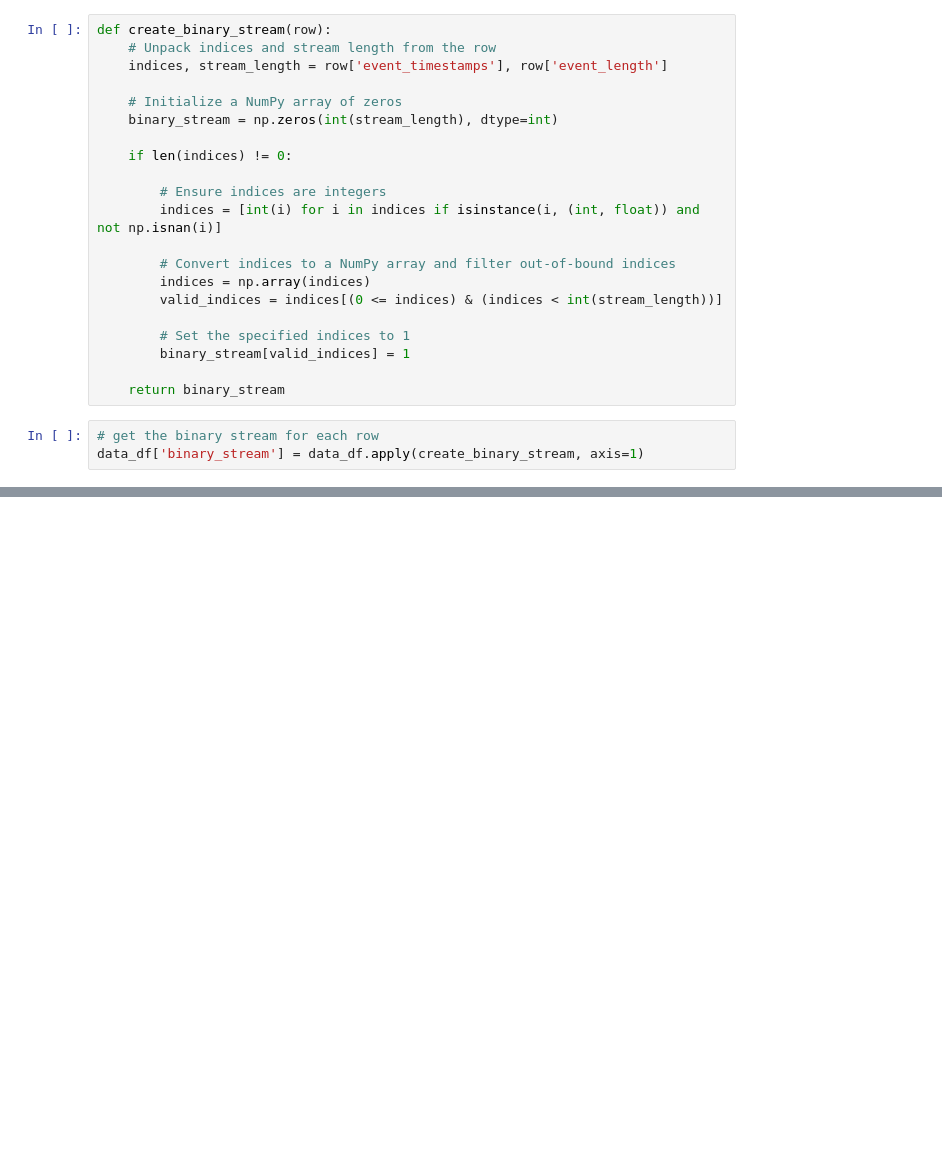
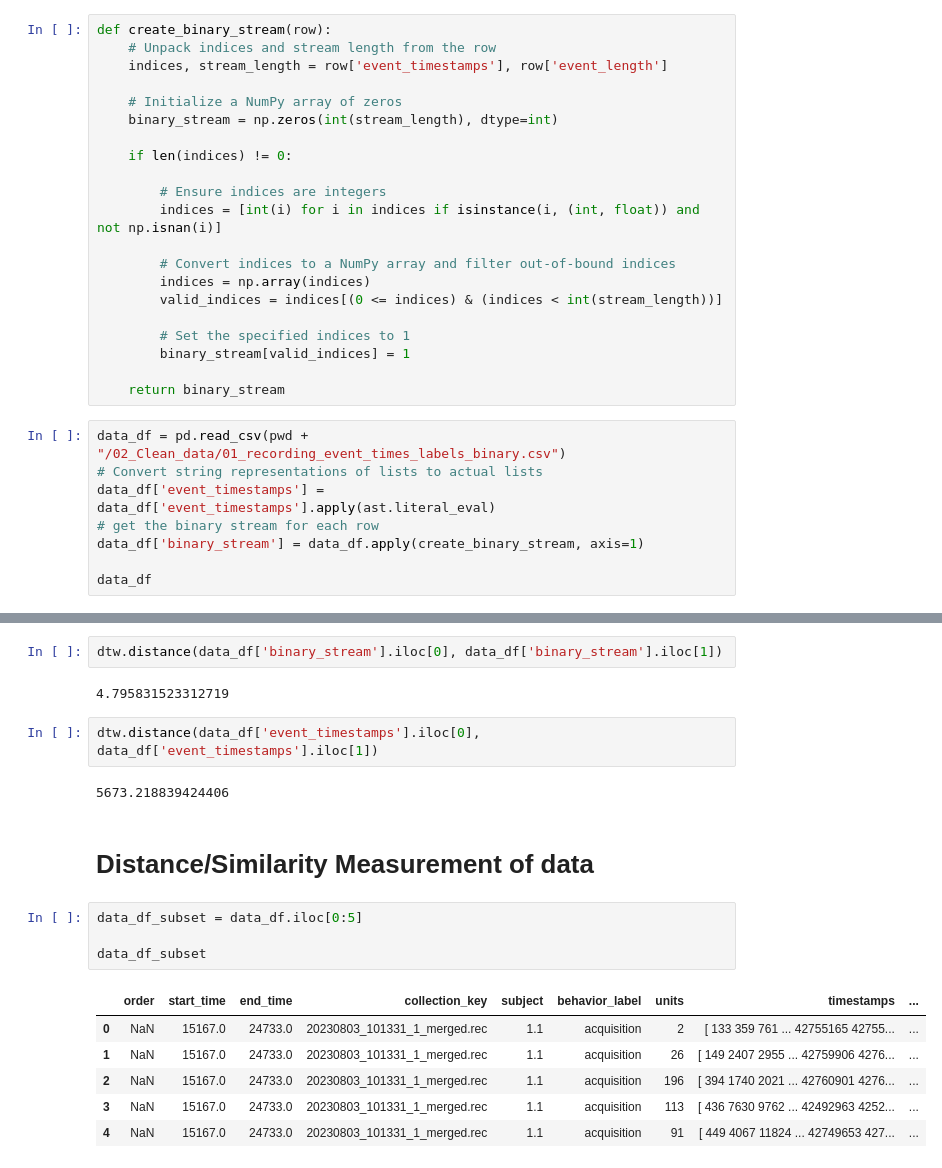
Before and after one commit to ChristopherMarais/cmarais_neuro, a Jupyter notebook: 03_Scripts/01_Data_decompression.ipynb, the cells around one changed output, grey strips where cells are left out. Drawn from its saved outputs; the diff is of its cells as text; blank space fills up the shorter version.

```diff
--- a/03_Scripts/01_Data_decompression.ipynb
+++ b/03_Scripts/01_Data_decompression.ipynb
@@ -69,5 +40,10 @@ def create_binary_stream(row):
 
     return binary_stream
 # %%
+data_df = pd.read_csv(pwd + "/02_Clean_data/01_recording_event_times_labels_binary.csv")
+# Convert string representations of lists to actual lists
+data_df['event_timestamps'] = data_df['event_timestamps'].apply(ast.literal_eval)
 # get the binary stream for each row
 data_df['binary_stream'] = data_df.apply(create_binary_stream, axis=1)
+
+data_df
@@ -95,0 +64,21 @@ data_df
+# %%
+dtw.distance(data_df['binary_stream'].iloc[0], data_df['binary_stream'].iloc[1])
+# %% [output]
+4.795831523312719
+# %%
+dtw.distance(data_df['event_timestamps'].iloc[0], data_df['event_timestamps'].iloc[1])
+# %% [output]
+5673.218839424406
+# %% [markdown]
+# Distance/Similarity Measurement of data
+# %%
+data_df_subset = data_df.iloc[0:5]
+
+data_df_subset
+# %% [output]
+|  | order | start_time | end_time | collection_key | subject | behavior_label | units | timestamps | ... |
+| 0 | NaN | 15167.0 | 24733.0 | 20230803_101331_1_merged.rec | 1.1 | acquisition | 2 | [ 133 359 761 ... 42755165 42755... | ... |
+| 1 | NaN | 15167.0 | 24733.0 | 20230803_101331_1_merged.rec | 1.1 | acquisition | 26 | [ 149 2407 2955 ... 42759906 4276... | ... |
+| 2 | NaN | 15167.0 | 24733.0 | 20230803_101331_1_merged.rec | 1.1 | acquisition | 196 | [ 394 1740 2021 ... 42760901 4276... | ... |
+| 3 | NaN | 15167.0 | 24733.0 | 20230803_101331_1_merged.rec | 1.1 | acquisition | 113 | [ 436 7630 9762 ... 42492963 4252... | ... |
+| 4 | NaN | 15167.0 | 24733.0 | 20230803_101331_1_merged.rec | 1.1 | acquisition | 91 | [ 449 4067 11824 ... 42749653 427... | ... |
```
Also changed, not shown: parts of 8 cells of this notebook, 1 other file.
